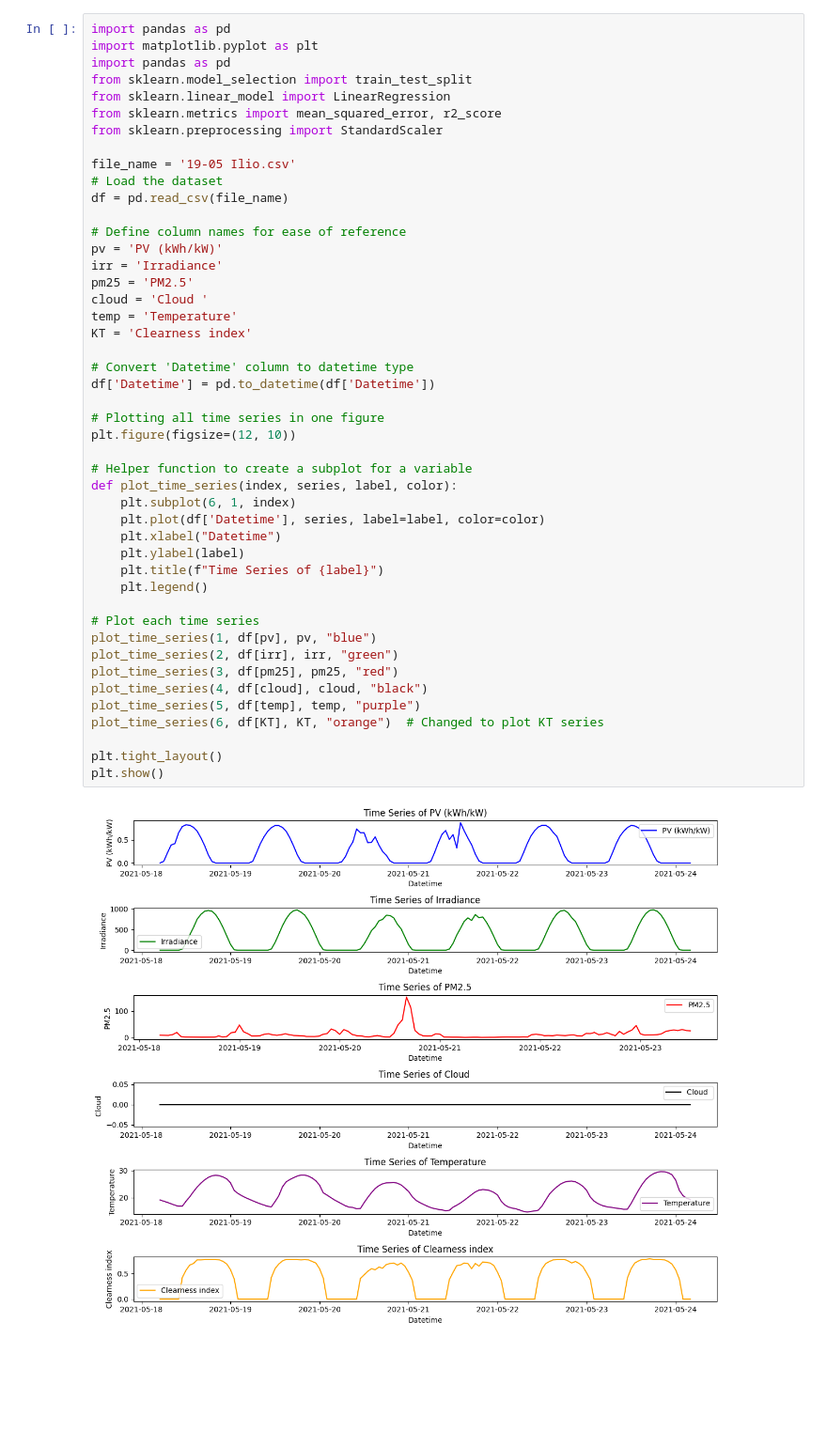
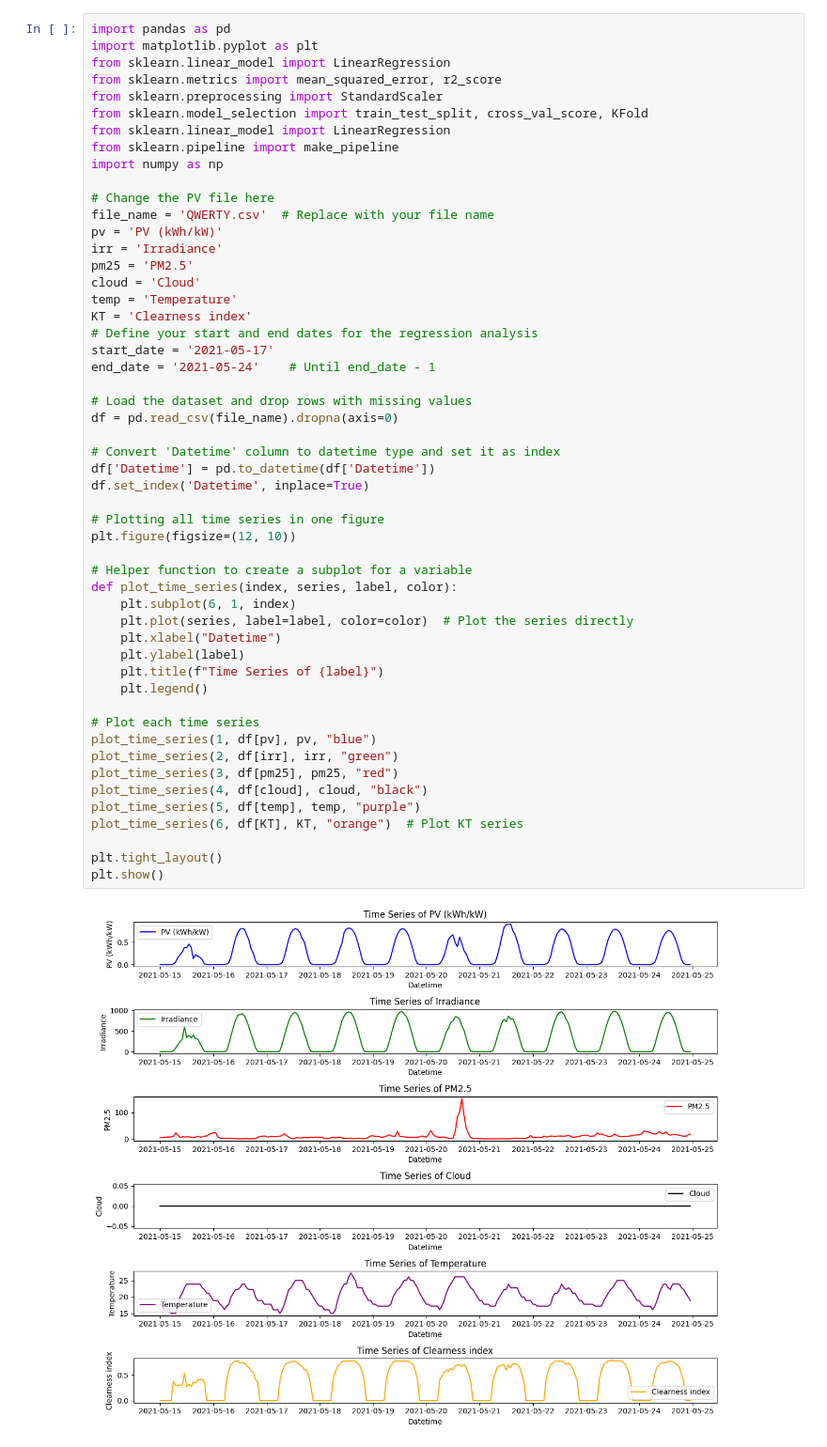
Before and after one commit to VTNay/Analyzing-Stock-Performance, a Jupyter notebook: toy model 1.ipynb, the cells around one changed output. Shown at 94% size. Cells and saved outputs as stored; diff of their text form; blank space fills up the shorter version.

```diff
--- a/toy model 1.ipynb
+++ b/toy model 1.ipynb
@@ -3,48 +3,54 @@
 # %%
 import pandas as pd
 import matplotlib.pyplot as plt
-import pandas as pd
-from sklearn.model_selection import train_test_split
 from sklearn.linear_model import LinearRegression
 from sklearn.metrics import mean_squared_error, r2_score
 from sklearn.preprocessing import StandardScaler
+from sklearn.model_selection import train_test_split, cross_val_score, KFold
+from sklearn.linear_model import LinearRegression
+from sklearn.pipeline import make_pipeline
+import numpy as np
 
-file_name = '19-05 Ilio.csv'
-# Load the dataset
-df = pd.read_csv(file_name)
-
-# Define column names for ease of reference
+# Change the PV file here
+file_name = 'QWERTY.csv'  # Replace with your file name
 pv = 'PV (kWh/kW)'
 irr = 'Irradiance'
 pm25 = 'PM2.5'
-cloud = 'Cloud '
+cloud = 'Cloud'
 temp = 'Temperature'
 KT = 'Clearness index'
+# Define your start and end dates for the regression analysis
+start_date = '2021-05-17'
+end_date = '2021-05-24'    # Until end_date - 1
 
-# Convert 'Datetime' column to datetime type
+# Load the dataset and drop rows with missing values
+df = pd.read_csv(file_name).dropna(axis=0)
+
+# Convert 'Datetime' column to datetime type and set it as index
 df['Datetime'] = pd.to_datetime(df['Datetime'])
+df.set_index('Datetime', inplace=True)
 
 # Plotting all time series in one figure
 plt.figure(figsize=(12, 10))
 
 # Helper function to create a subplot for a variable
 def plot_time_series(index, series, label, color):
     plt.subplot(6, 1, index)
-    plt.plot(df['Datetime'], series, label=label, color=color)
+    plt.plot(series, label=label, color=color)  # Plot the series directly
     plt.xlabel("Datetime")
     plt.ylabel(label)
     plt.title(f"Time Series of {label}")
     plt.legend()
 
 # Plot each time series
 plot_time_series(1, df[pv], pv, "blue")
 plot_time_series(2, df[irr], irr, "green")
 plot_time_series(3, df[pm25], pm25, "red")
 plot_time_series(4, df[cloud], cloud, "black")
 plot_time_series(5, df[temp], temp, "purple")
-plot_time_series(6, df[KT], KT, "orange")  # Changed to plot KT series
+plot_time_series(6, df[KT], KT, "orange")  # Plot KT series
 
 plt.tight_layout()
 plt.show()
 # %% [output]
-[figure, old version]
+[figure, new version]
```
Also changed, not shown: parts of 12 cells of this notebook.
